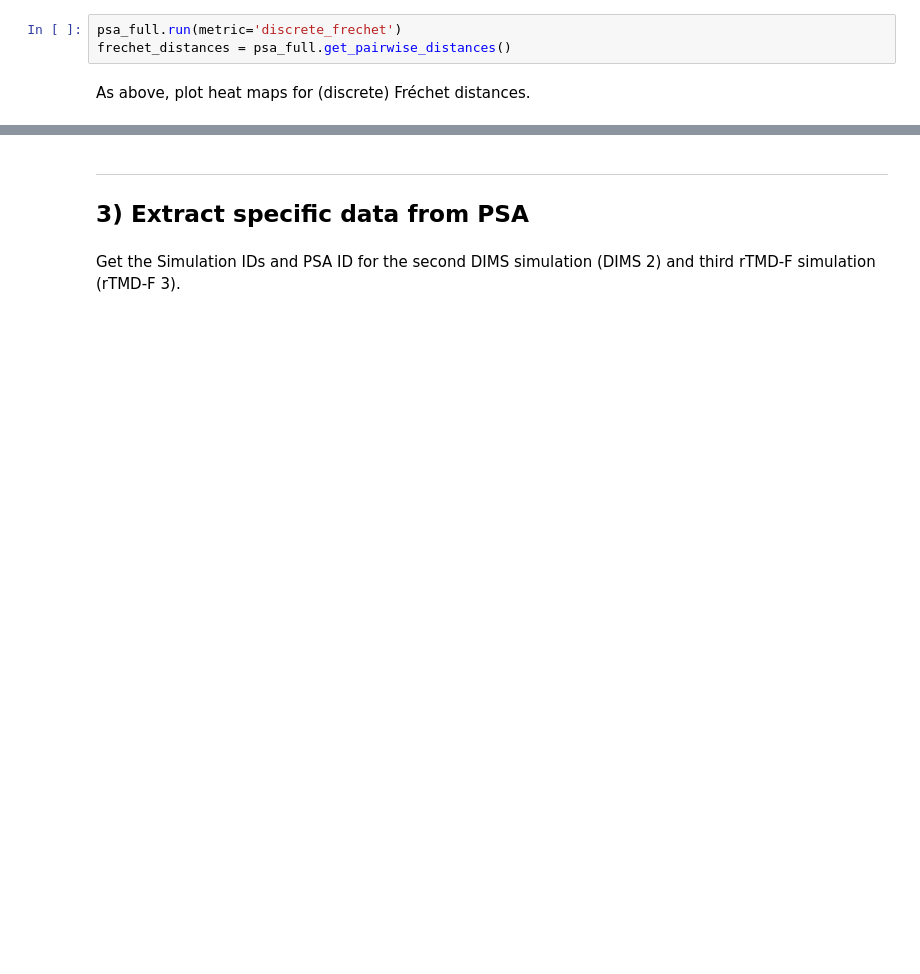
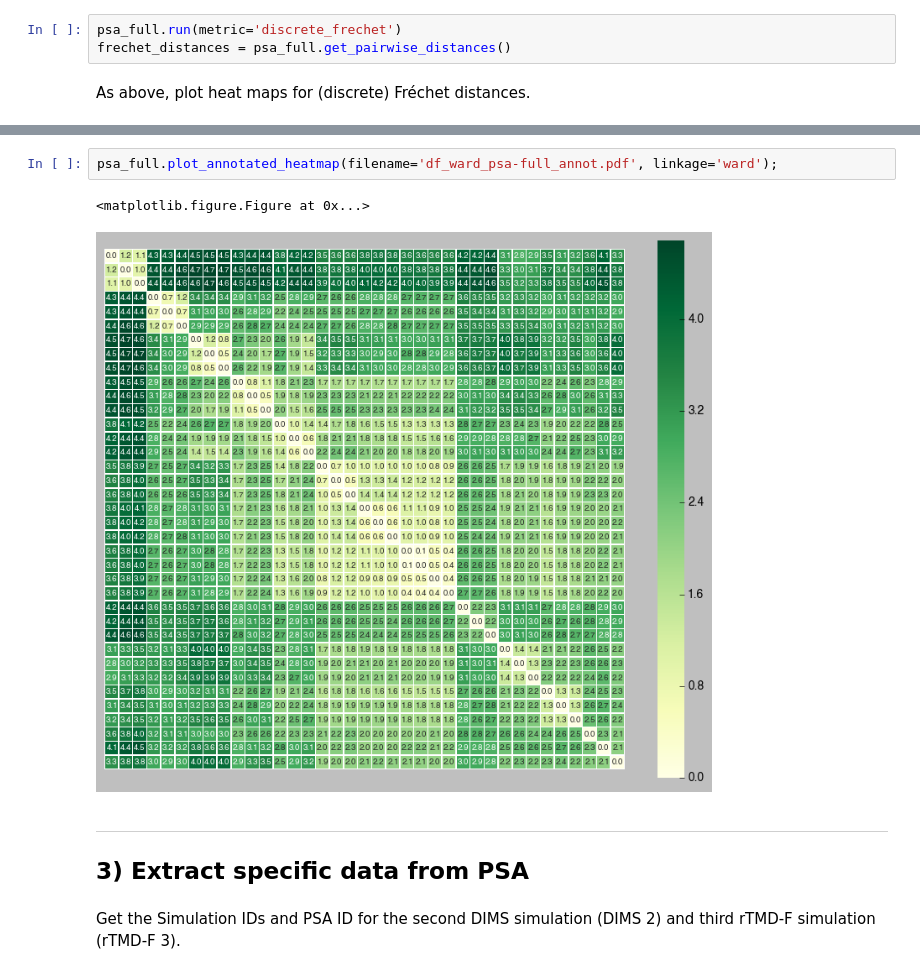
Before and after one commit to Becksteinlab/PSAnalysisTutorial, a Jupyter notebook: psa_full.ipynb, the cells around one changed output, grey strips where cells are left out. Cells and saved outputs as stored; diff of their text form; blank space fills up the shorter version.

```diff
--- a/psa_full.ipynb
+++ b/psa_full.ipynb
@@ -140,3 +146,8 @@ psa_full.plot_annotated_heatmap(filename='df_ward_psa-full_annot.pdf', linkage='
+# %%
+psa_full.plot_annotated_heatmap(filename='df_ward_psa-full_annot.pdf', linkage='ward');
+# %% [output]
+<matplotlib.figure.Figure at 0x...>
+[figure, added]
 # %% [markdown]
 ---
 ## 3) Extract specific data from PSA
```
Also changed, not shown: parts of 15 cells of this notebook, 4 other files.
